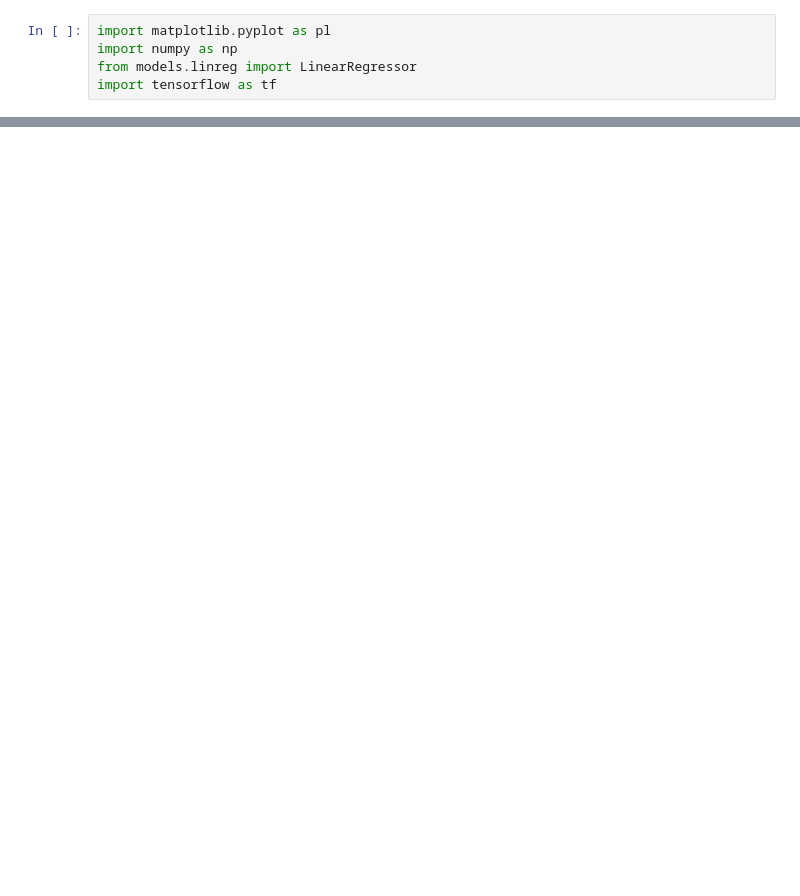
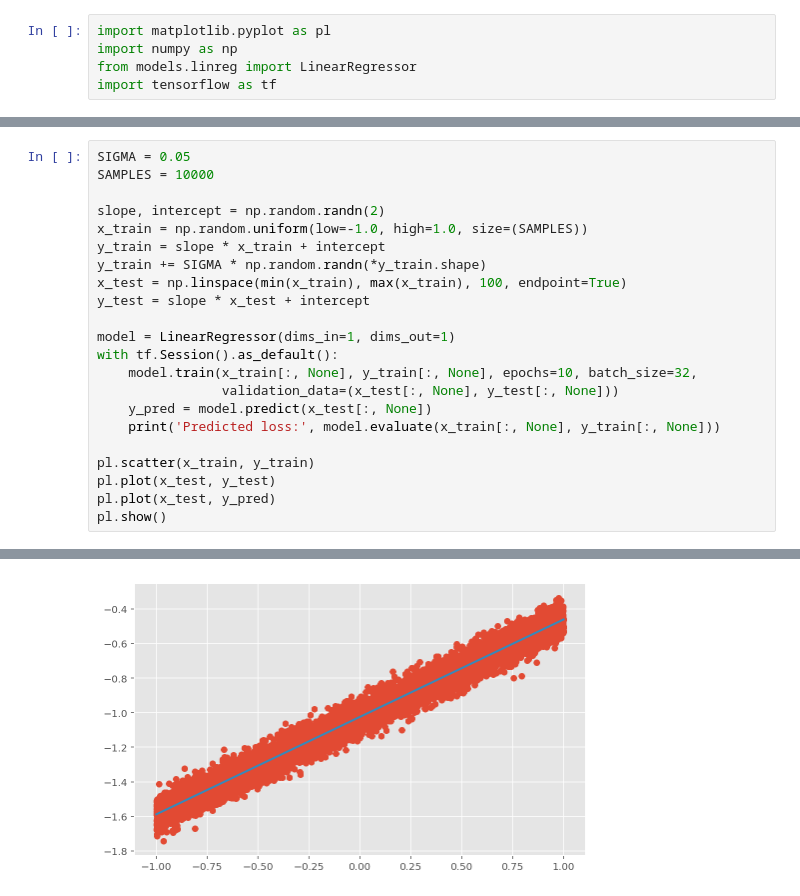
Before and after one commit to dseuss/ml-experiments, a Jupyter notebook: Notebooks/LinearRegression.ipynb, the cells around one changed output, grey strips where cells are left out. Saved outputs shown, nothing was run; the diff lists cells and outputs as text; blank space fills up the shorter version.

```diff
--- a/Notebooks/LinearRegression.ipynb
+++ b/Notebooks/LinearRegression.ipynb
@@ -32,0 +46,23 @@ Predicted loss: 0.00232694
+# %%
+SIGMA = 0.05
+SAMPLES = 10000
+
+slope, intercept = np.random.randn(2)
+x_train = np.random.uniform(low=-1.0, high=1.0, size=(SAMPLES))
+y_train = slope * x_train + intercept
+y_train += SIGMA * np.random.randn(*y_train.shape)
+x_test = np.linspace(min(x_train), max(x_train), 100, endpoint=True)
+y_test = slope * x_test + intercept
+
+model = LinearRegressor(dims_in=1, dims_out=1)
+with tf.Session().as_default():
+    model.train(x_train[:, None], y_train[:, None], epochs=10, batch_size=32,
+                validation_data=(x_test[:, None], y_test[:, None]))
+    y_pred = model.predict(x_test[:, None])
+    print('Predicted loss:', model.evaluate(x_train[:, None], y_train[:, None]))
+
+pl.scatter(x_train, y_train)
+pl.plot(x_test, y_test)
+pl.plot(x_test, y_pred)
+pl.show()
+# %% [output]
@@ -32,0 +80 @@ Predicted loss: 0.00232694
+[figure, added]
```
Also changed, not shown: parts of 6 cells of this notebook, 1 other file.
